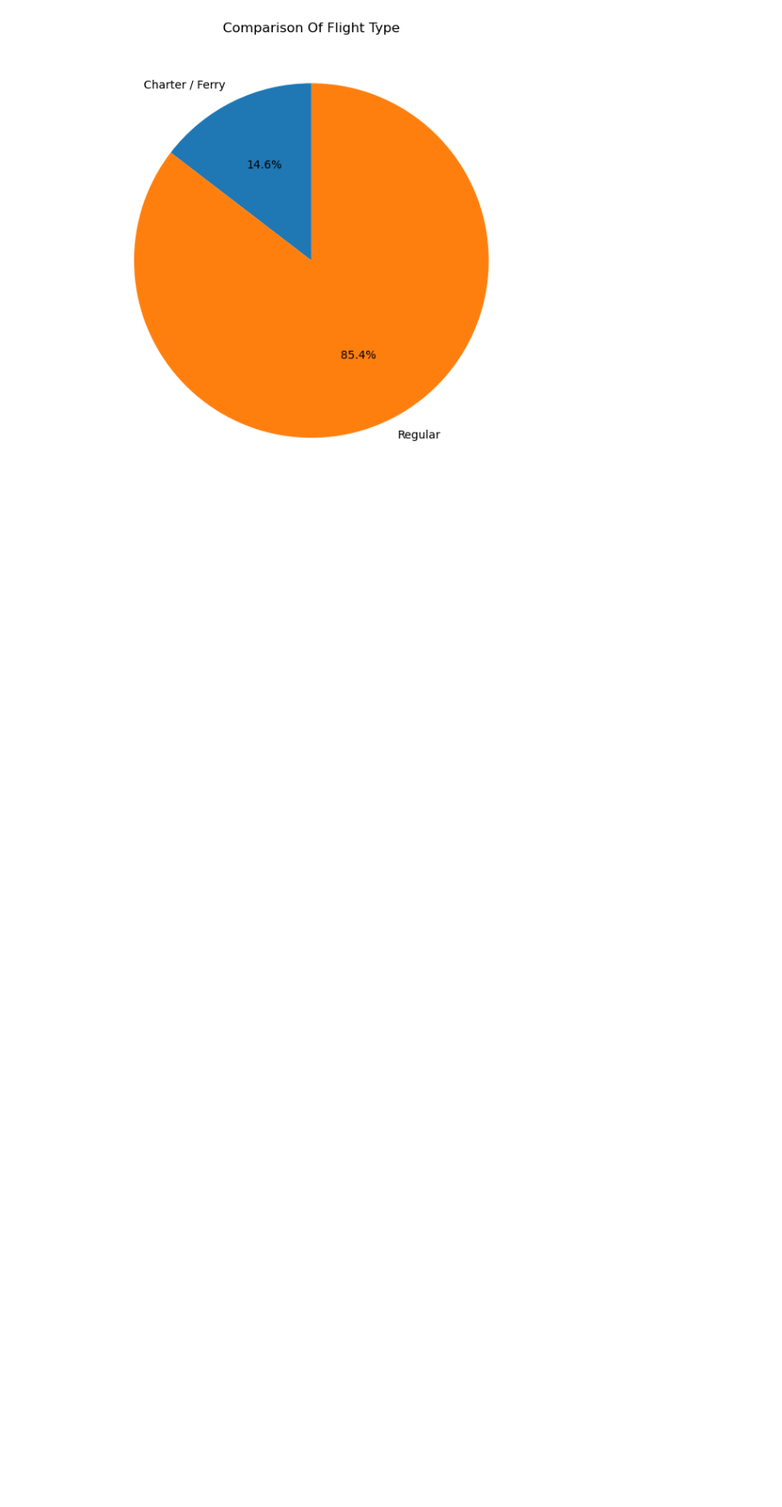
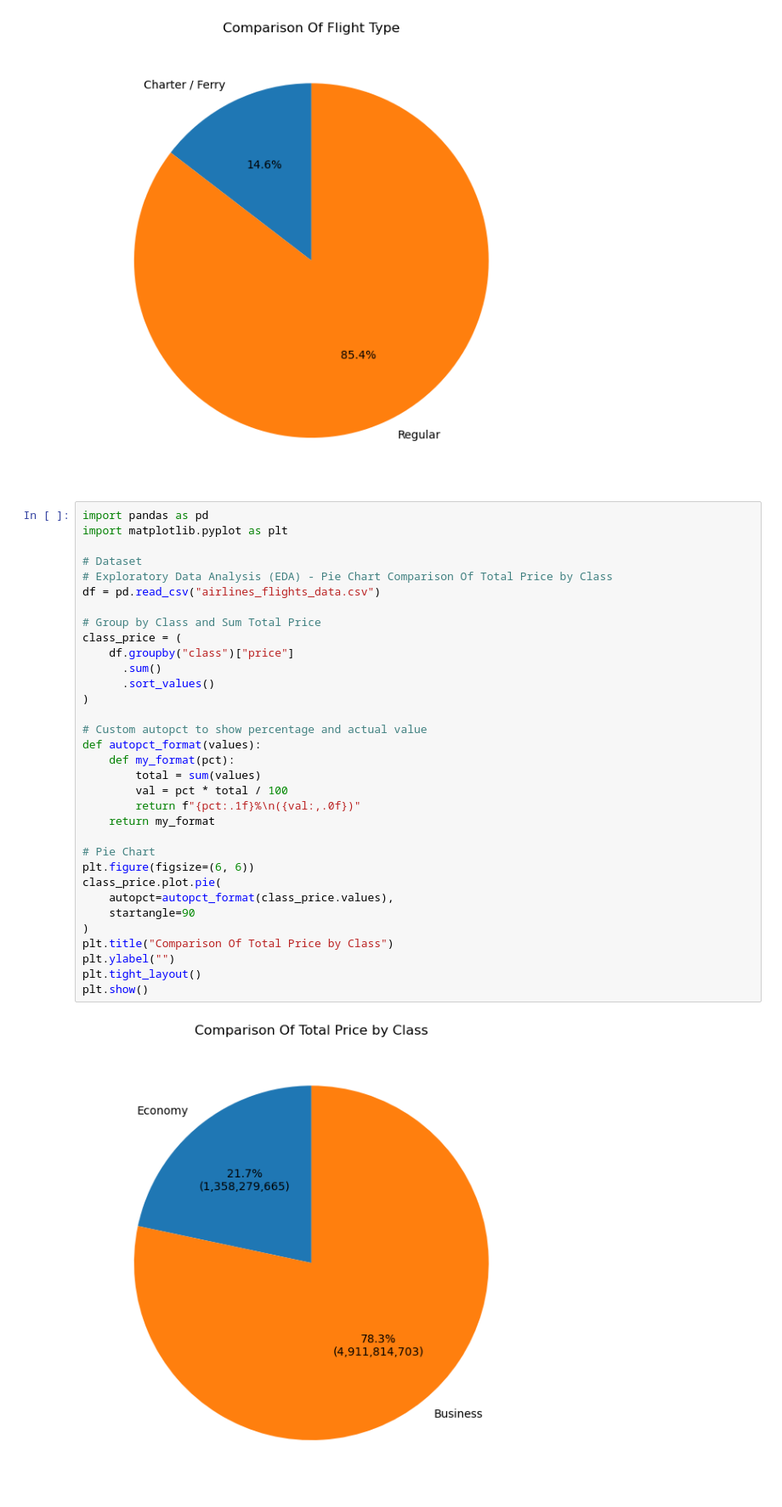
Before and after one commit to FlazeFy2/DS_Airlines-Flights-Data, a Jupyter notebook: exploratory data analysis-pie.ipynb, the cells around one changed output. Shown at 85% size. Cells and saved outputs as stored; diff of their text form; blank space fills up the shorter version.

Commit message:
[DS] Exploratory Data Analysis (EDA) - Pie Chart Comparison Of Total Price by Class

```diff
--- a/exploratory data analysis-pie.ipynb
+++ b/exploratory data analysis-pie.ipynb
@@ -154,3 +154,38 @@ plt.tight_layout()
 plt.show()
 # %% [output]
 [figure]
+# %%
+import pandas as pd
+import matplotlib.pyplot as plt
+
+# Dataset
+# Exploratory Data Analysis (EDA) - Pie Chart Comparison Of Total Price by Class
+df = pd.read_csv("airlines_flights_data.csv")
+
+# Group by Class and Sum Total Price
+class_price = (
+    df.groupby("class")["price"]
+      .sum()
+      .sort_values()
+)
+
+# Custom autopct to show percentage and actual value
+def autopct_format(values):
+    def my_format(pct):
+        total = sum(values)
+        val = pct * total / 100
+        return f"{pct:.1f}%\n({val:,.0f})"
+    return my_format
+
+# Pie Chart
+plt.figure(figsize=(6, 6))
+class_price.plot.pie(
+    autopct=autopct_format(class_price.values),
+    startangle=90
+)
+plt.title("Comparison Of Total Price by Class")
+plt.ylabel("")
+plt.tight_layout()
+plt.show()
+# %% [output]
+[figure, added]
```
Also changed, not shown: 1 other file.
